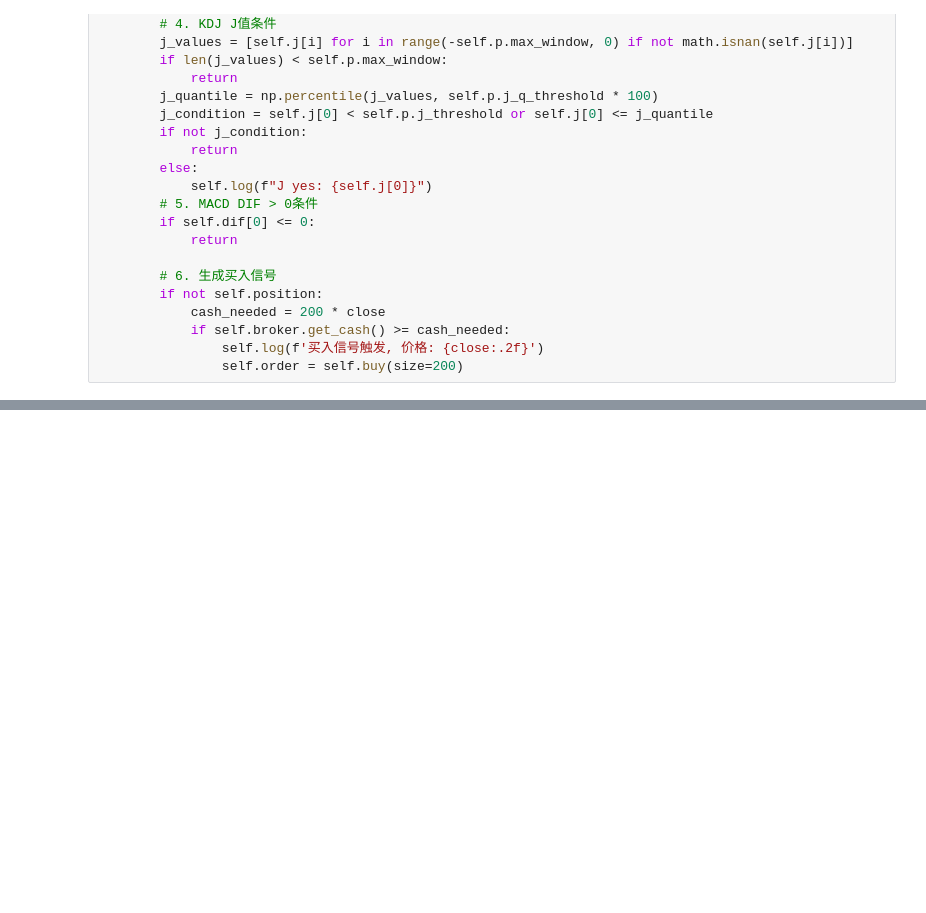
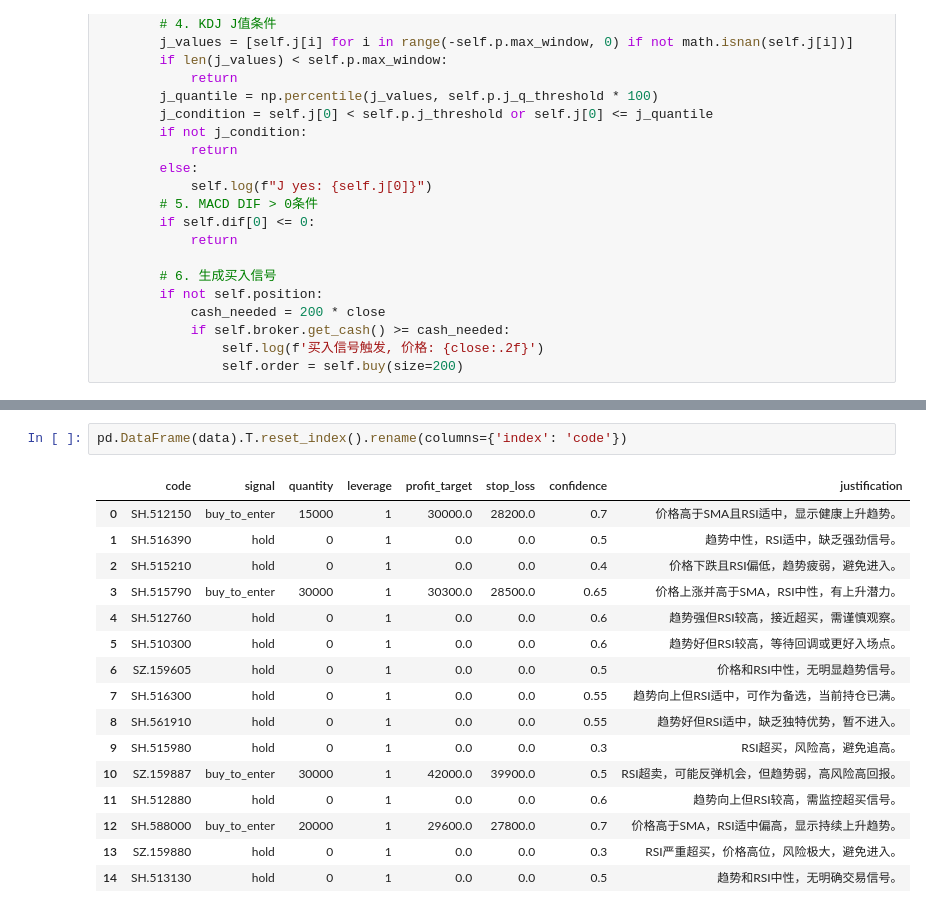
Before and after one commit to RCliang/stocks-reminding-system, a Jupyter notebook: future/test.ipynb, the cells around one changed output, grey strips where cells are left out. Cells and saved outputs as stored; diff of their text form; blank space fills up the shorter version.

```diff
--- a/future/test.ipynb
+++ b/future/test.ipynb
@@ -682,0 +651,19 @@ stock name: 张江高科
+# %%
+pd.DataFrame(data).T.reset_index().rename(columns={'index': 'code'})
+# %% [output]
+|  | code | signal | quantity | leverage | profit_target | stop_loss | confidence | justification |
+| 0 | SH.512150 | buy_to_enter | 15000 | 1 | 30000.0 | 28200.0 | 0.7 | 价格高于SMA且RSI适中，显示健康上升趋势。 |
+| 1 | SH.516390 | hold | 0 | 1 | 0.0 | 0.0 | 0.5 | 趋势中性，RSI适中，缺乏强劲信号。 |
+| 2 | SH.515210 | hold | 0 | 1 | 0.0 | 0.0 | 0.4 | 价格下跌且RSI偏低，趋势疲弱，避免进入。 |
+| 3 | SH.515790 | buy_to_enter | 30000 | 1 | 30300.0 | 28500.0 | 0.65 | 价格上涨并高于SMA，RSI中性，有上升潜力。 |
+| 4 | SH.512760 | hold | 0 | 1 | 0.0 | 0.0 | 0.6 | 趋势强但RSI较高，接近超买，需谨慎观察。 |
+| 5 | SH.510300 | hold | 0 | 1 | 0.0 | 0.0 | 0.6 | 趋势好但RSI较高，等待回调或更好入场点。 |
+| 6 | SZ.159605 | hold | 0 | 1 | 0.0 | 0.0 | 0.5 | 价格和RSI中性，无明显趋势信号。 |
+| 7 | SH.516300 | hold | 0 | 1 | 0.0 | 0.0 | 0.55 | 趋势向上但RSI适中，可作为备选，当前持仓已满。 |
+| 8 | SH.561910 | hold | 0 | 1 | 0.0 | 0.0 | 0.55 | 趋势好但RSI适中，缺乏独特优势，暂不进入。 |
+| 9 | SH.515980 | hold | 0 | 1 | 0.0 | 0.0 | 0.3 | RSI超买，风险高，避免追高。 |
+| 10 | SZ.159887 | buy_to_enter | 30000 | 1 | 42000.0 | 39900.0 | 0.5 | RSI超卖，可能反弹机会，但趋势弱，高风险高回报。 |
+| 11 | SH.512880 | hold | 0 | 1 | 0.0 | 0.0 | 0.6 | 趋势向上但RSI较高，需监控超买信号。 |
+| 12 | SH.588000 | buy_to_enter | 20000 | 1 | 29600.0 | 27800.0 | 0.7 | 价格高于SMA，RSI适中偏高，显示持续上升趋势。 |
+| 13 | SZ.159880 | hold | 0 | 1 | 0.0 | 0.0 | 0.3 | RSI严重超买，价格高位，风险极大，避免进入。 |
+| 14 | SH.513130 | hold | 0 | 1 | 0.0 | 0.0 | 0.5 | 趋势和RSI中性，无明确交易信号。 |
```
Also changed, not shown: parts of 2 cells of this notebook, 12 other files.
